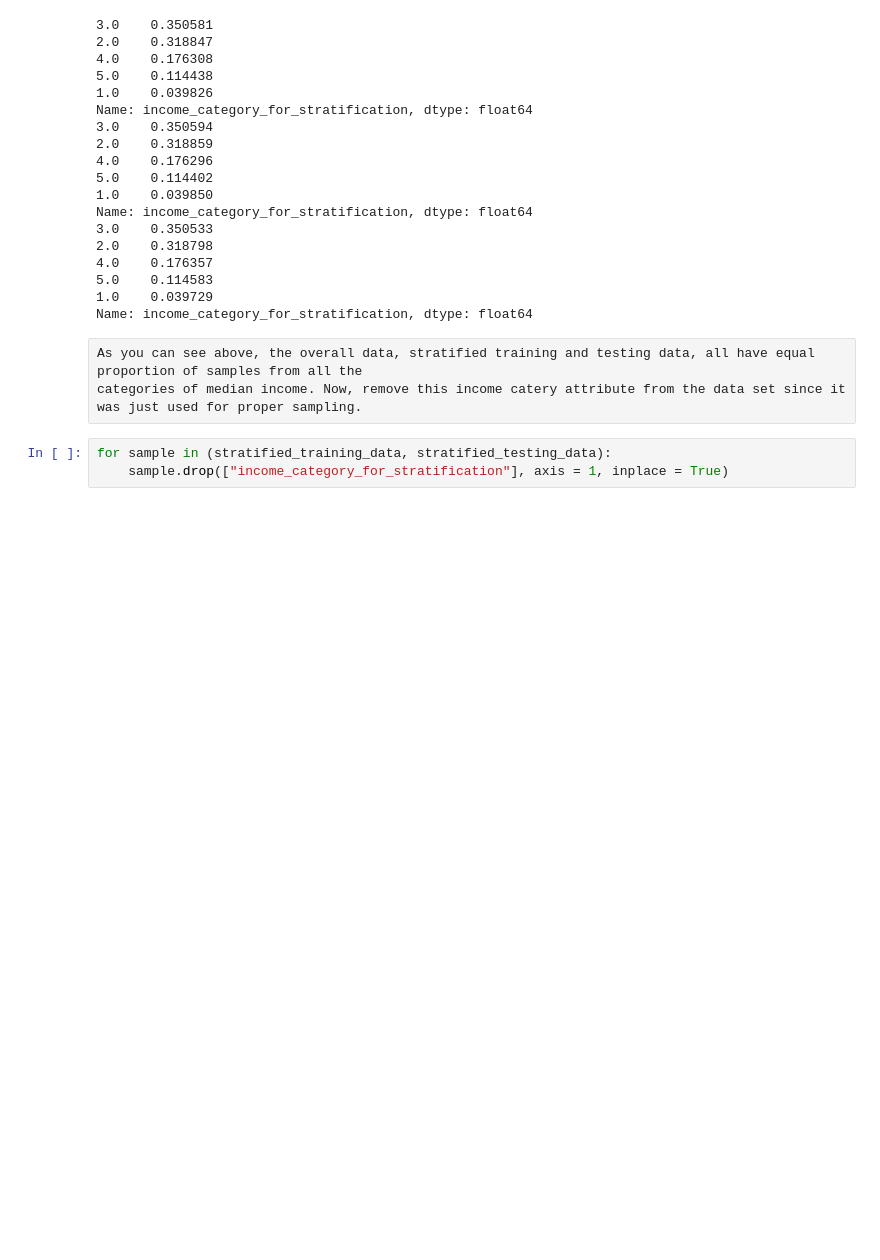
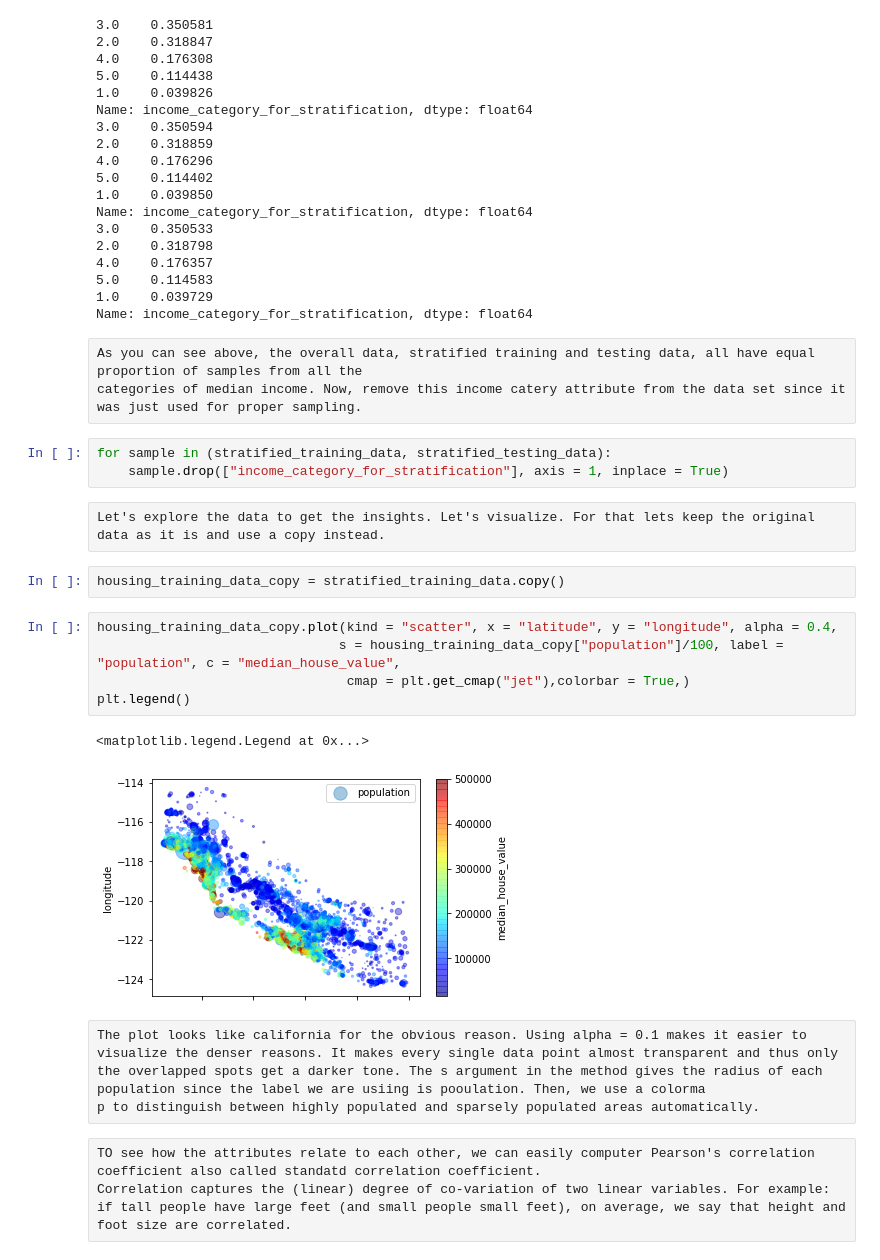
Before and after one commit to being-aerys/Machine_Learning_Self_Projetcts, a Jupyter notebook: Housing.ipynb, the cells around one changed output. Saved outputs shown, nothing was run; the diff lists cells and outputs as text; blank space fills up the shorter version.

Commit message:
before pipelining, data exploration and cleaning

```diff
--- a/Housing.ipynb
+++ b/Housing.ipynb
@@ -211,3 +214,21 @@ categories of median income. Now, remove this income catery attribute from the d
 # %%
 for sample in (stratified_training_data, stratified_testing_data):
     sample.drop(["income_category_for_stratification"], axis = 1, inplace = True)
+# %% [raw]
+Let's explore the data to get the insights. Let's visualize. For that lets keep the original data as it is and use a copy instead.
+# %%
+housing_training_data_copy = stratified_training_data.copy()
+# %%
+housing_training_data_copy.plot(kind = "scatter", x = "latitude", y = "longitude", alpha = 0.4,
+                               s = housing_training_data_copy["population"]/100, label = "population", c = "median_house_value",
+                                cmap = plt.get_cmap("jet"),colorbar = True,)
+plt.legend()
+# %% [output]
+<matplotlib.legend.Legend at 0x...>
+[figure, added]
+# %% [raw]
+The plot looks like california for the obvious reason. Using alpha = 0.1 makes it easier to visualize the denser reasons. It makes every single data point almost transparent and thus only the overlapped spots get a darker tone. The s argument in the method gives the radius of each population since the label we are usiing is pooulation. Then, we use a colorma
+p to distinguish between highly populated and sparsely populated areas automatically.
+# %% [raw]
+TO see how the attributes relate to each other, we can easily computer Pearson's correlation coefficient also called standatd correlation coefficient.
+Correlation captures the (linear) degree of co-variation of two linear variables. For example: if tall people have large feet (and small people small feet), on average, we say that height and foot size are correlated.
```
Also changed, not shown: parts of 19 cells of this notebook.
